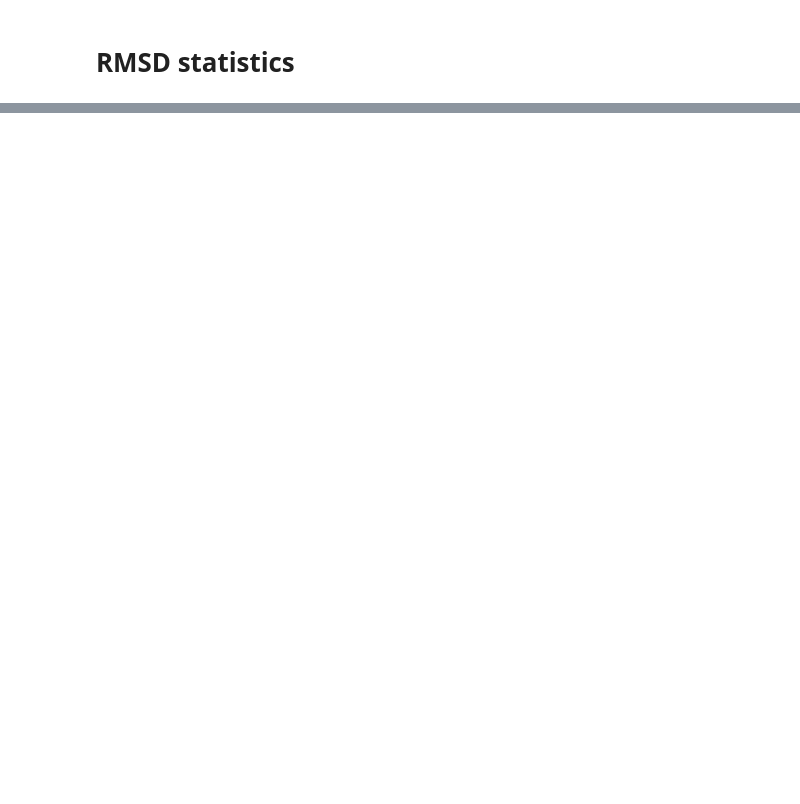
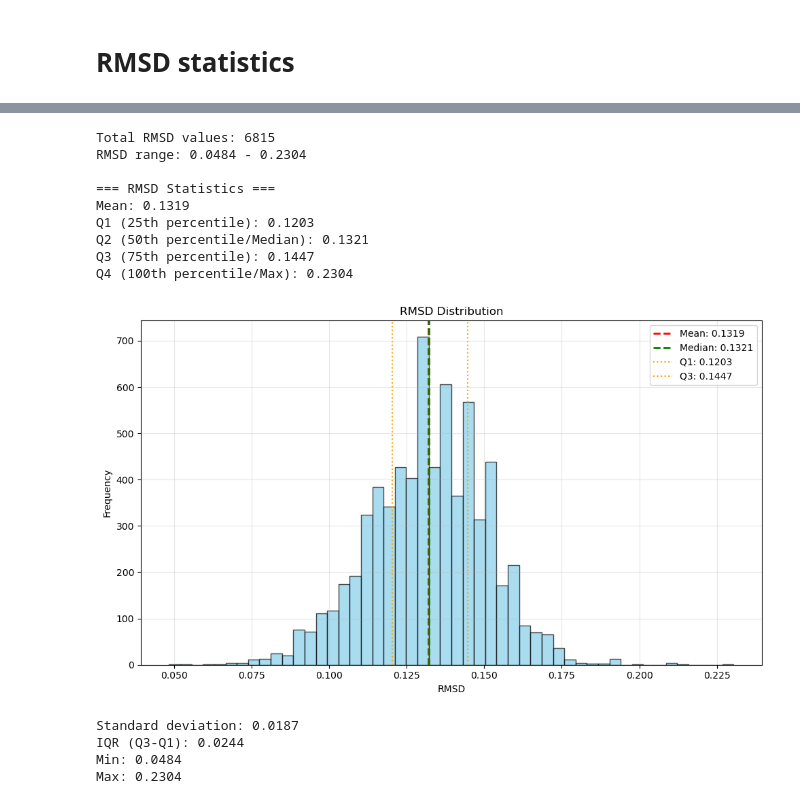
Before and after one commit to seonghann/neural_opt, a Jupyter notebook: data/qm7x/statistics.ipynb, the cells around one changed output, grey strips where cells are left out. Saved outputs shown, nothing was run; the diff lists cells and outputs as text; code cells hidden in the pictures; blank space fills up the shorter version.

```diff
--- a/data/qm7x/statistics.ipynb
+++ b/data/qm7x/statistics.ipynb
@@ -75,0 +84,17 @@ Max: 1.2016
+# %%
+rmsd_data = analyze_rmsd("test.smallest.pt")
+# %% [output]
+Total RMSD values: 6815
+RMSD range: 0.0484 - 0.2304
+
+=== RMSD Statistics ===
+Mean: 0.1319
+Q1 (25th percentile): 0.1203
+Q2 (50th percentile/Median): 0.1321
+Q3 (75th percentile): 0.1447
+Q4 (100th percentile/Max): 0.2304
+[figure, added]
+Standard deviation: 0.0187
+IQR (Q3-Q1): 0.0244
+Min: 0.0484
+Max: 0.2304
```
Also changed, not shown: parts of 5 cells of this notebook, 6 other files.
